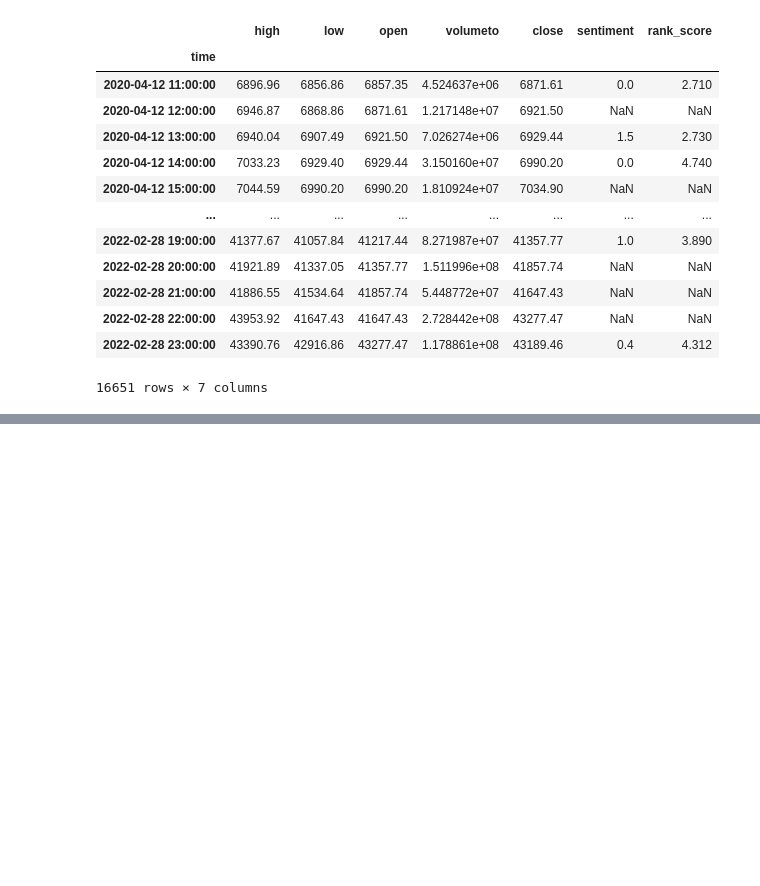
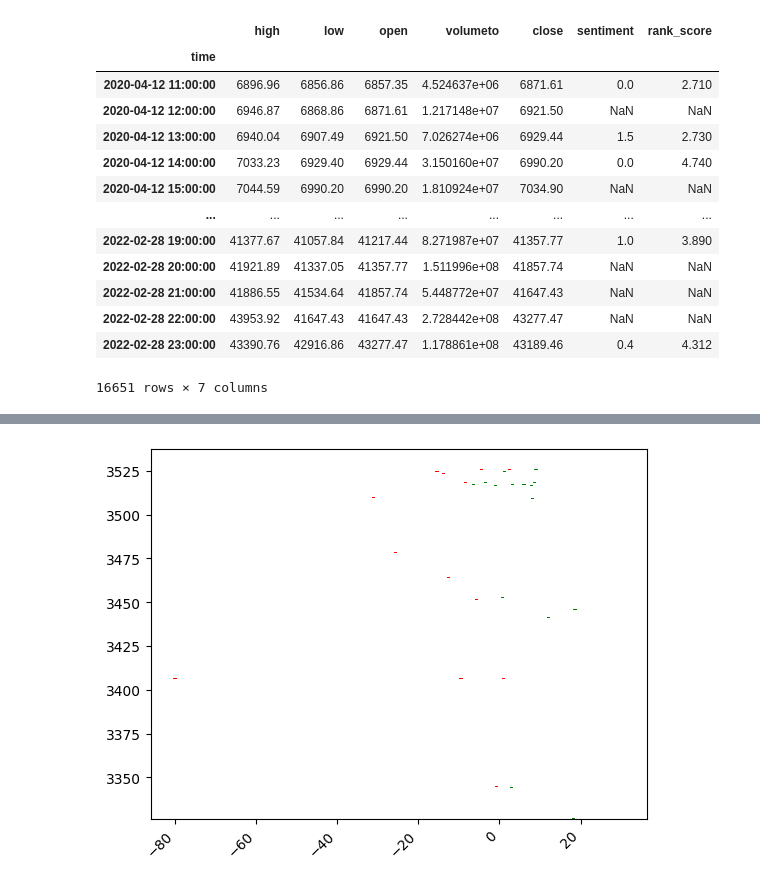
Before and after one commit to sharonwu827/Automated-trading, a Jupyter notebook: CryptoPatternDetection/GAF-CNN-v1/Playground.ipynb, the cells around one changed output, grey strips where cells are left out. Drawn from its saved outputs; the diff is of its cells as text; code cells hidden in the pictures; blank space fills up the shorter version.

```diff
--- a/CryptoPatternDetection/GAF-CNN-v1/Playground.ipynb
+++ b/CryptoPatternDetection/GAF-CNN-v1/Playground.ipynb
@@ -608,0 +781,41 @@ df_filter
+# %%
+import matplotlib.pyplot as plt
+
+data = pd.read_csv('./temp/ETH_USD_result.csv')
+prices = data.loc[:, ['time', 'open', 'high', 'low', 'close']]
+
+prices['datetime'] = prices['time'].apply(lambda x: datetime.strptime(x, '%Y-%m-%d %H:%M:%S'))
+prices = prices.set_index('datetime')
+
+#create figure
+plt.figure()
+
+#define width of candlestick elements
+width = .4
+width2 = .05
+
+#define up and down prices
+up = prices[prices.close>=prices.open]
+down = prices[prices.close<prices.open]
+
+#define colors to use
+col1 = 'green'
+col2 = 'red'
+
+#plot up prices
+plt.bar(up.close-up.open,width,bottom=up.open,color=col1)
+plt.bar(up.high-up.close,width2,bottom=up.close,color=col1)
+plt.bar(up.low-up.open,width2,bottom=up.open,color=col1)
+
+#plot down prices
+plt.bar(down.close-down.open,width,bottom=down.open,color=col2)
+plt.bar(down.high-down.open,width2,bottom=down.open,color=col2)
+plt.bar(down.low-down.close,width2,bottom=down.close,color=col2)
+
+#rotate x-axis tick labels
+plt.xticks(rotation=45, ha='right')
+
+#display candlestick chart
+plt.show()
+# %% [output]
+[figure, added]
```
Also changed, not shown: parts of 18 cells of this notebook, 8 other files.
